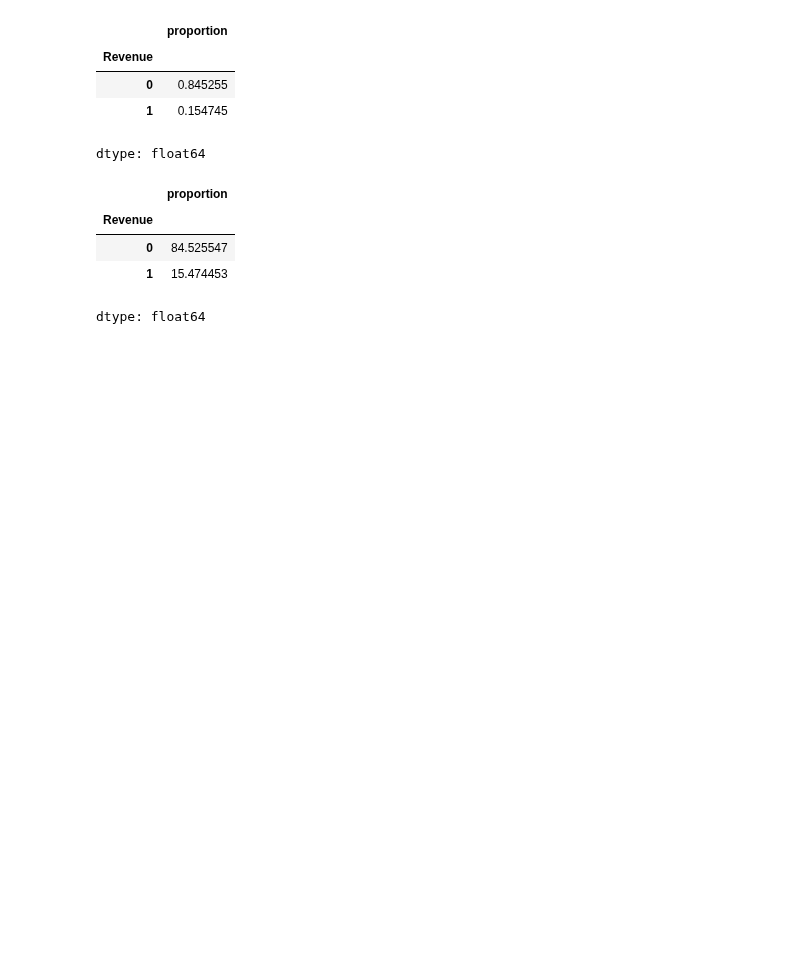
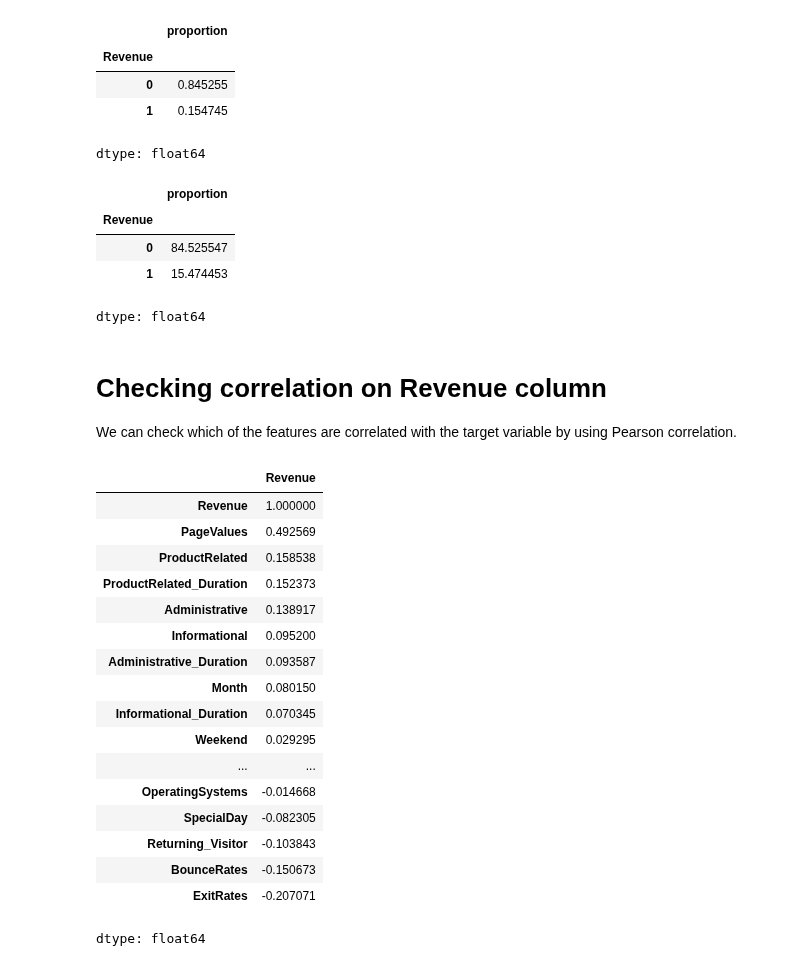
Before and after one commit to ApoorvaReddy17/practice, a Jupyter notebook: mlpractice.ipynb, the cells around one changed output. Cells and saved outputs as stored; diff of their text form; code cells hidden in the pictures; blank space fills up the shorter version.

```diff
--- a/mlpractice.ipynb
+++ b/mlpractice.ipynb
@@ -222,3 +213,29 @@ df['Revenue'].value_counts(normalize=True)*100
 | 0 | 84.525547 |
 | 1 | 15.474453 |
 dtype: float64
+# %% [markdown]
+# **Checking correlation on Revenue column**
+We can check which of the features are correlated with the target
+variable by using Pearson correlation.
+# %%
+# correlation
+df.corr()['Revenue'].sort_values(ascending=False)
+# %% [output]
+|  | Revenue |
+| Revenue | 1.000000 |
+| PageValues | 0.492569 |
+| ProductRelated | 0.158538 |
+| ProductRelated_Duration | 0.152373 |
+| Administrative | 0.138917 |
+| Informational | 0.095200 |
+| Administrative_Duration | 0.093587 |
+| Month | 0.080150 |
+| Informational_Duration | 0.070345 |
+| Weekend | 0.029295 |
+| ... | ... |
+| OperatingSystems | -0.014668 |
+| SpecialDay | -0.082305 |
+| Returning_Visitor | -0.103843 |
+| BounceRates | -0.150673 |
+| ExitRates | -0.207071 |
+dtype: float64
```
Also changed, not shown: parts of 12 cells of this notebook.
